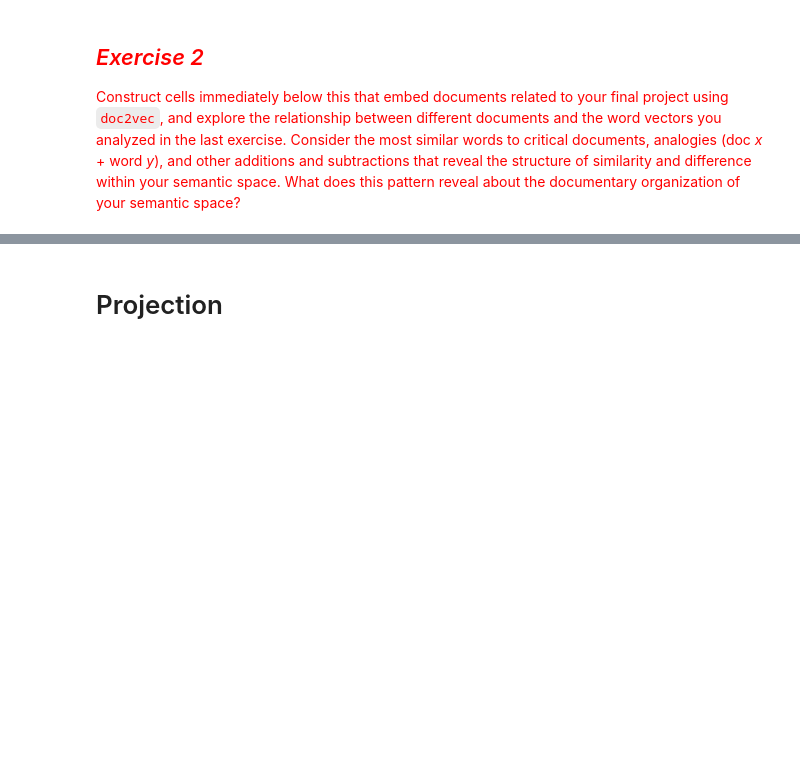
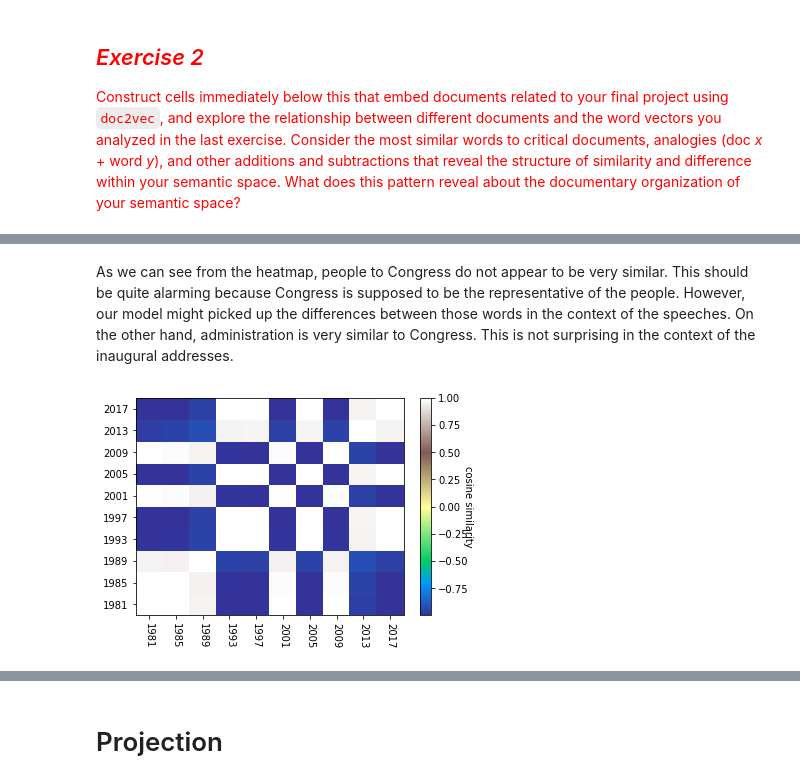
Before and after one commit to sanittawan/Content-Analysis-2020, a Jupyter notebook: week-7/7-Vector-Space-Word-Embeddings-Sanittawan.ipynb, the cells around one changed output, grey strips where cells are left out. Cells and saved outputs as stored; diff of their text form; code cells hidden in the pictures; blank space fills up the shorter version.

```diff
--- a/week-7/7-Vector-Space-Word-Embeddings-Sanittawan.ipynb
+++ b/week-7/7-Vector-Space-Word-Embeddings-Sanittawan.ipynb
@@ -650,0 +776,29 @@ We can later load it:
+# %% [markdown]
+As we can see from the heatmap, people to Congress do not appear to be very similar. This should be quite alarming because Congress is supposed to be the representative of the people. However, our model might picked up the differences between those words in the context of the speeches. On the other hand, administration is very similar to Congress. This is not surprising in the context of the inaugural addresses.
+# %%
+# document-document similarities
+targetDocs = speeches['speech_year'][-10:] # pick the last 10 speeches
+
+heatmapMatrixD = []
+
+for tagOuter in targetDocs:
+    column = []
+    tagVec = speechD2V.docvecs[tagOuter].reshape(1, -1)
+    for tagInner in targetDocs:
+        column.append(sklearn.metrics.pairwise.cosine_similarity(tagVec,
+                                                                 speechD2V.docvecs[tagInner].reshape(1, -1))[0][0])
+    heatmapMatrixD.append(column)
+heatmapMatrixD = np.array(heatmapMatrixD)
+
+fig, ax = plt.subplots()
+hmap = ax.pcolor(heatmapMatrixD, cmap='terrain')
+cbar = plt.colorbar(hmap)
+
+cbar.set_label('cosine similarity', rotation=270)
+a = ax.set_xticks(np.arange(heatmapMatrixD.shape[1]) + 0.5, minor=False)
+a = ax.set_yticks(np.arange(heatmapMatrixD.shape[0]) + 0.5, minor=False)
+
+a = ax.set_xticklabels(targetDocs, minor=False, rotation=270)
+a = ax.set_yticklabels(targetDocs, minor=False)
+# %% [output]
+[figure, added]
```
Also changed, not shown: parts of 20 cells of this notebook.
